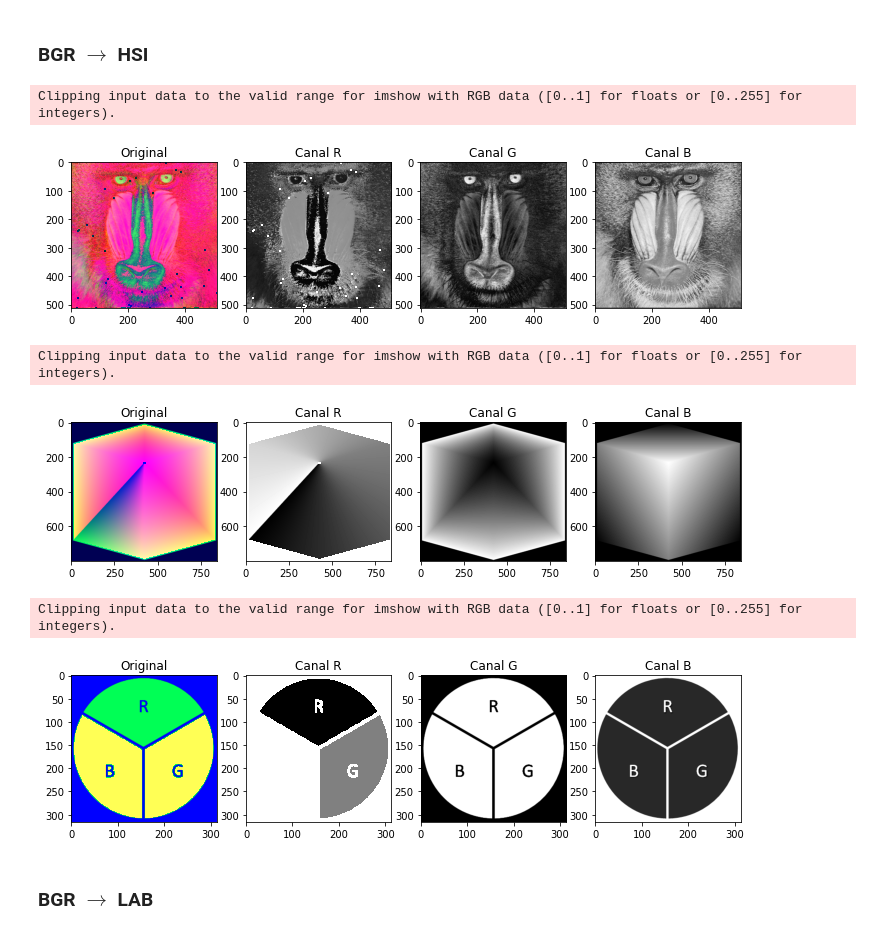
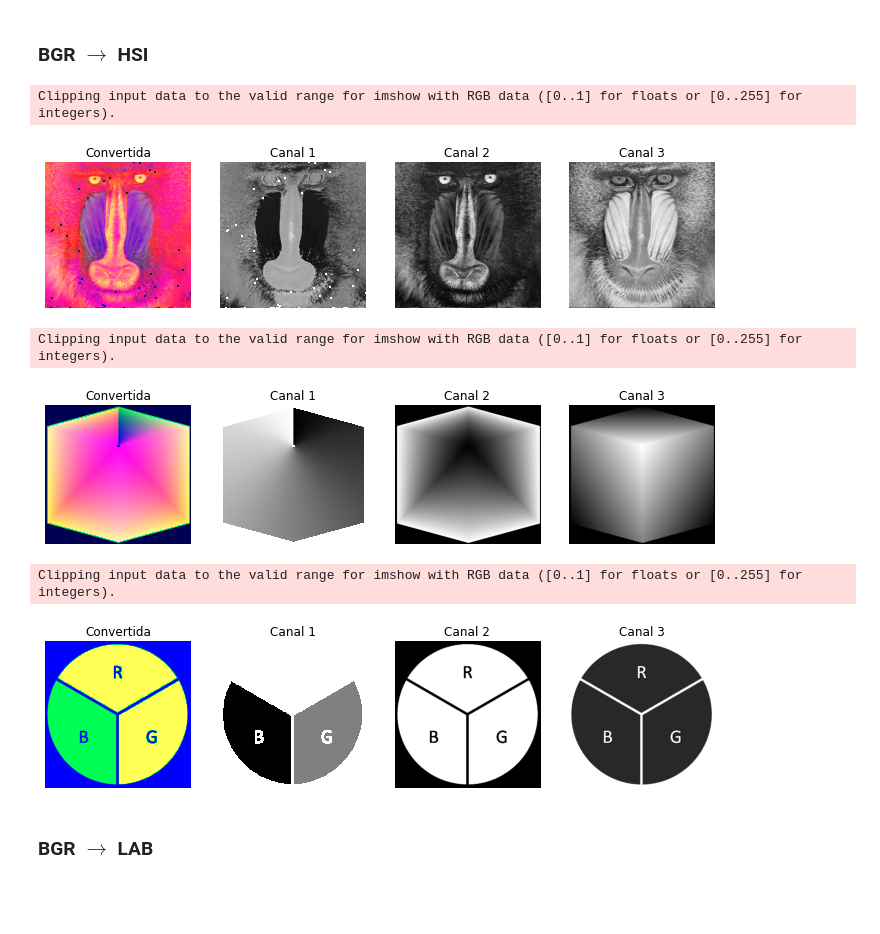
Before and after one commit to Tayco110/digital-image-processing-activities, a Jupyter notebook: processamento-de-imagens-coloridas/processamento-de-imagens-coloridas.ipynb, the cells around one changed output. Saved outputs shown, nothing was run; the diff lists cells and outputs as text; code cells hidden in the pictures; blank space fills up the shorter version.

```diff
--- a/processamento-de-imagens-coloridas/processamento-de-imagens-coloridas.ipynb
+++ b/processamento-de-imagens-coloridas/processamento-de-imagens-coloridas.ipynb
@@ -10,19 +11,21 @@ warnings.filterwarnings("ignore")
 # %%
 #plot
 def plotImages(images):
-    canais = ['Original', 'Canal R', 'Canal G', 'Canal B']
+    canais = ['Convertida', 'Canal 1', 'Canal 2', 'Canal 3']
     _, ax = plt.subplots(1, len(images), figsize=(3 * len(images), 3))
     for i in range(len(images)):
         if(i == 0):
+            ax[i].axis('off')
             ax[i].set_title(canais[i])
             ax[i].imshow(images[i])
         else:
-            ax[i].set_title(str(canais[i]))
+            ax[i].axis('off')
+            ax[i].set_title(canais[i])
             ax[i].imshow(images[i],cmap='gray')
     plt.show()
 # %%
-#bgr -> hsi
-def BGR2HSI(img):
+#rgb -> hsi
+def RGB2HSI(img):
     with np.errstate(divide='ignore', invalid='ignore'):
 
         bgr = np.float32(img)/255
@@ -121,19 +124,20 @@ for i in images:
 ### BGR $\rightarrow$ HSI
 # %%
 def HSI(img):
-    img = BGR2HSI(img)
+    img = cv.cvtColor(img,cv.COLOR_BGR2RGB)
+    img = RGB2HSI(img)
     hsi = cv.split(img)
     images = [img, hsi[0], hsi[1],hsi[2]]
     plotImages(images)
 for i in images:
     HSI(i)
 # %% [output]
 Clipping input data to the valid range for imshow with RGB data ([0..1] for floats or [0..255] for integers).
-[figure, old version]
+[figure, new version]
 Clipping input data to the valid range for imshow with RGB data ([0..1] for floats or [0..255] for integers).
-[figure, old version]
+[figure, new version]
 Clipping input data to the valid range for imshow with RGB data ([0..1] for floats or [0..255] for integers).
-[figure, old version]
+[figure, new version]
 # %% [markdown]
 ### BGR $\rightarrow$ LAB
 # %%
```
Also changed, not shown: parts of 7 cells of this notebook.
